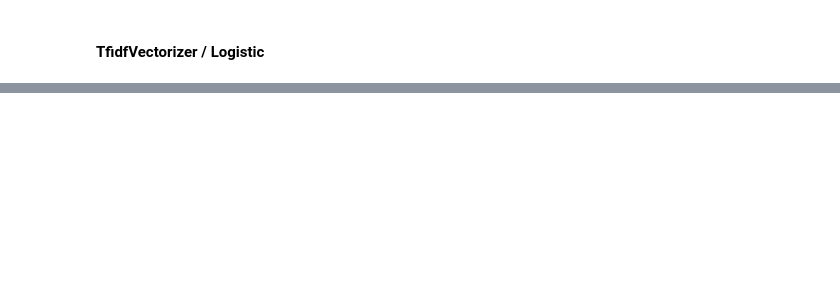
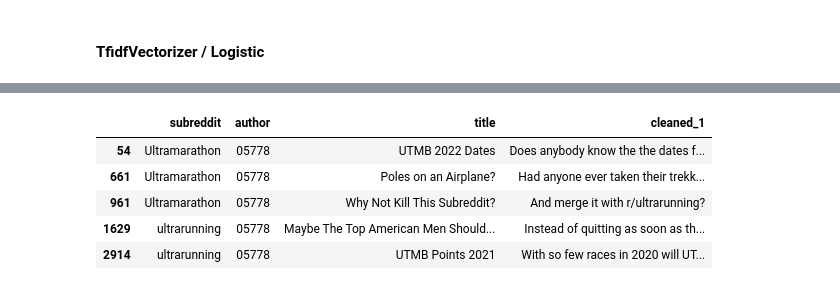
Before and after one commit to ngwtl/DSI-SG-24-projects, a Jupyter notebook: project_3/code/ethan-project-3-code.ipynb, the cells around one changed output, grey strips where cells are left out. Cells and saved outputs as stored; diff of their text form; code cells hidden in the pictures; blank space fills up the shorter version.

```diff
--- a/project_3/code/ethan-project-3-code.ipynb
+++ b/project_3/code/ethan-project-3-code.ipynb
@@ -1077,0 +1628,3 @@ Wall time: 1min 33s
+# %%
+# Round 3: Expand stop word dictionary
+words_to_remove_new = words_to_remove + ['week', 'time', 'first', 'would', 'km', 'ultra', 'trail', 'day', 'get', 'year', 'like', 'hour', 'one', 'long', 'back', 'marathon', 'last', 'runner', 'know', 'run', 'good', 'really', 'distance', 'much', 'also', 'could', 'ran', 'anyone', 'plan', 'going', 'go', 'around', 'want', 'got', 'miler', 'next', 'way', 'feel', 'lot', 'thanks', 'month', 'think', 'looking', 'bit', 'started', 'foot']
@@ -1077,0 +1660,11 @@ Wall time: 1min 33s
+# %%
+# Lemmatize after removing more stop words
+lemmatizer = WordNetLemmatizer()
+
+df['extreme_cleaned_lemma'] = df['cleaned_3'].map(
+    lambda x: [lemmatizer.lemmatize(token) \
+               for token in x \
+               if token not in words_to_remove_new]
+).map(
+    lambda x: ' '.join(x)
+)
@@ -1093,0 +1777,29 @@ Note: you may need to restart the kernel to use updated packages.
+# %%
+# Remove URLs
+df['title_cleaned'] = df['title'].map(
+    lambda x: re.sub(r'http\S+', '', x)
+)
+
+# Remove the %ampersand term
+df['title_cleaned'] = df['title_cleaned'].map(
+    lambda x: x.replace('&amp;#x200B;', ' ')
+)
+
+# Extract words only
+df['title_cleaned'] = df['title_cleaned'].map(
+    lambda x: re.sub('[^a-zA-Z]', ' ', x)
+)
+
+# Remove stop words and lemmatize
+lemmatizer = WordNetLemmatizer()
+
+df['title_cleaned'] = df['title_cleaned'].map(lambda x: x.lower().split())
+
+df['title_cleaned'] = df['title_cleaned'].map(
+    lambda x: [lemmatizer.lemmatize(token) \
+               for token in x \
+               if token not in words_to_remove
+              ]
+).map(
+    lambda x: ' '.join(x)
+)
@@ -1093,0 +1964,9 @@ Note: you may need to restart the kernel to use updated packages.
+# %%
+df.loc[df['author'] == '05778', ['subreddit','author','title','cleaned_1']]
+# %% [output]
+|  | subreddit | author | title | cleaned_1 |
+| 54 | Ultramarathon | 05778 | UTMB 2022 Dates | Does anybody know the the dates f... |
+| 661 | Ultramarathon | 05778 | Poles on an Airplane? | Had anyone ever taken their trekk... |
+| 961 | Ultramarathon | 05778 | Why Not Kill This Subreddit? | And merge it with r/ultrarunning? |
+| 1629 | ultrarunning | 05778 | Maybe The Top American Men Should... | Instead of quitting as soon as th... |
+| 2914 | ultrarunning | 05778 | UTMB Points 2021 | With so few races in 2020 will UT... |
```
Also changed, not shown: parts of 127 cells of this notebook, 2 other files.
